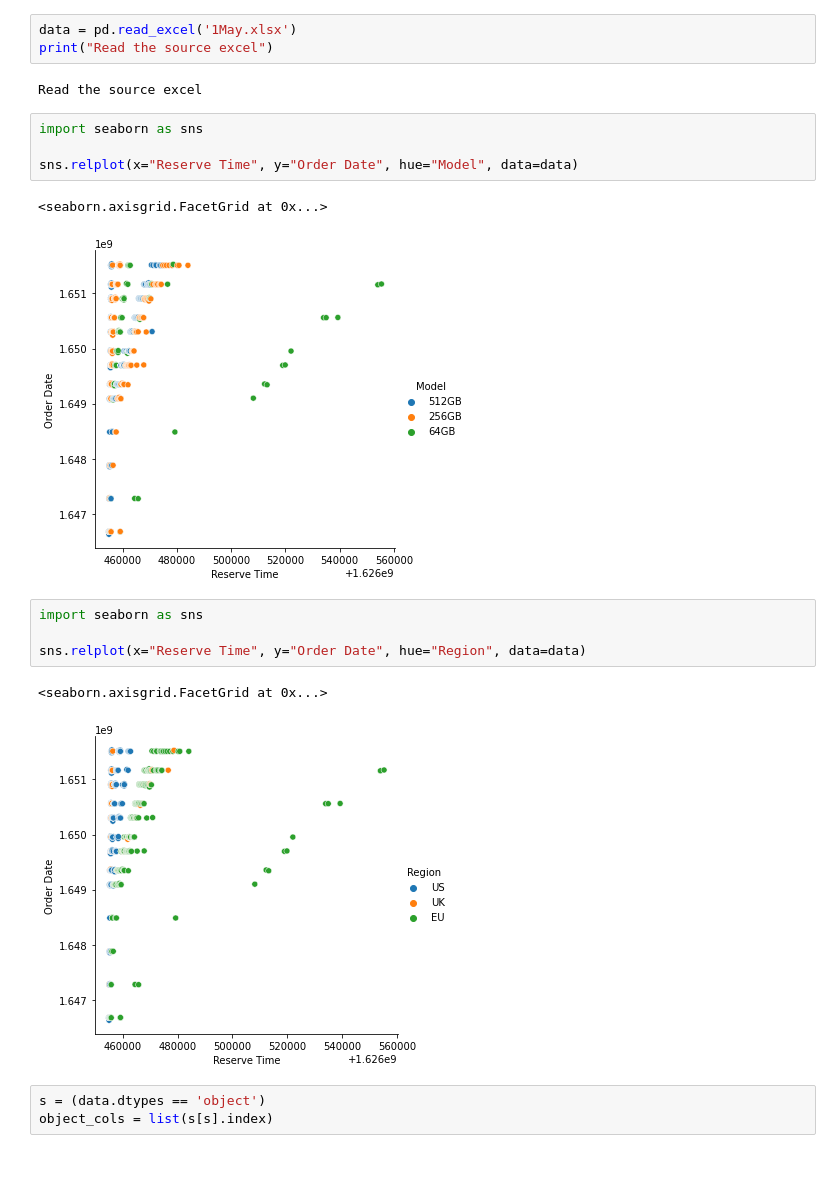
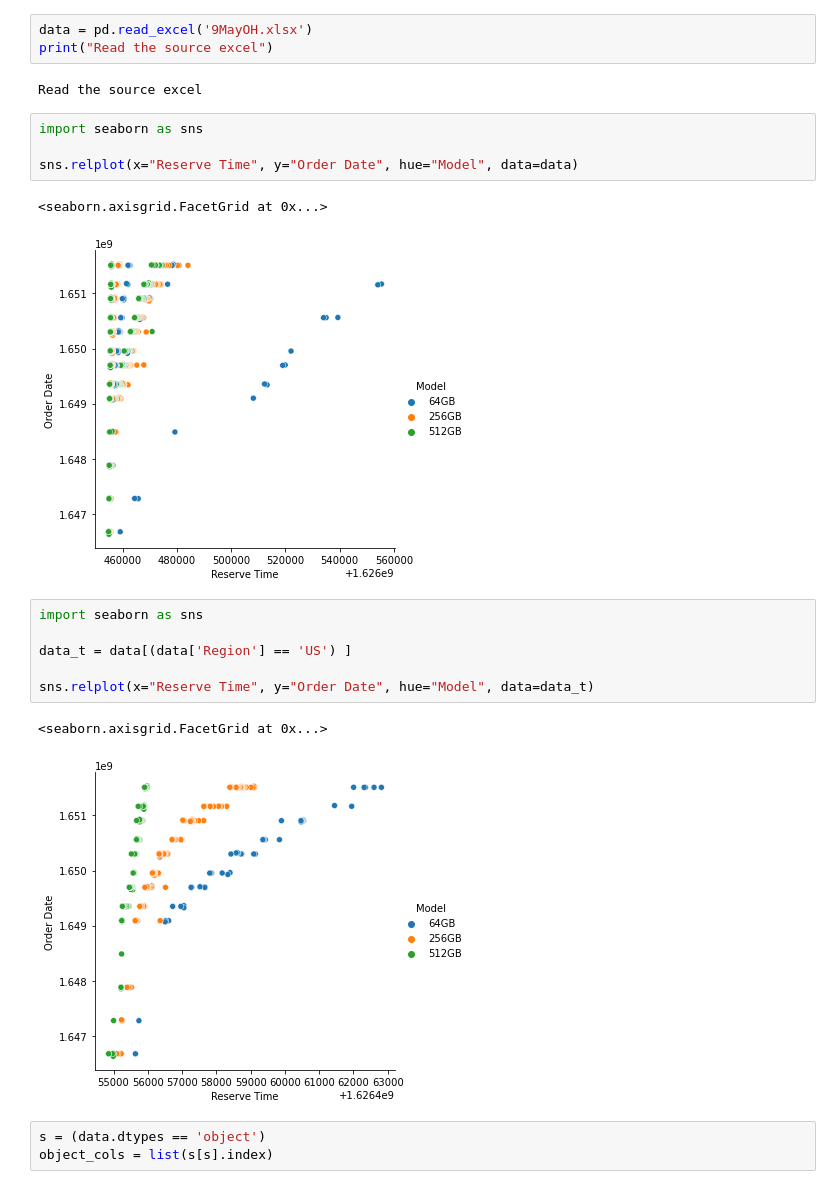
Before and after one commit to andrewolobo/deck_guestimation, a Jupyter notebook: XGBoost & LR.ipynb, the cells around one changed output. Saved outputs shown, nothing was run; the diff lists cells and outputs as text.

```diff
--- a/XGBoost & LR.ipynb
+++ b/XGBoost & LR.ipynb
@@ -3,7 +3,7 @@ import numpy as np
 import pandas as pd
 from sklearn.linear_model import LinearRegression
 # %%
-data = pd.read_excel('1May.xlsx')
+data = pd.read_excel('9MayOH.xlsx')
 print("Read the source excel")
 # %% [output]
 Read the source excel
@@ -13,14 +13,16 @@ import seaborn as sns
 sns.relplot(x="Reserve Time", y="Order Date", hue="Model", data=data)
 # %% [output]
 <seaborn.axisgrid.FacetGrid at 0x...>
-[figure, old version]
+[figure, new version]
 # %%
 import seaborn as sns
 
-sns.relplot(x="Reserve Time", y="Order Date", hue="Region", data=data)
+data_t = data[(data['Region'] == 'US') ]
+
+sns.relplot(x="Reserve Time", y="Order Date", hue="Model", data=data_t)
 # %% [output]
 <seaborn.axisgrid.FacetGrid at 0x...>
-[figure, old version]
+[figure, new version]
 # %%
 s = (data.dtypes == 'object')
 object_cols = list(s[s].index)
```
Also changed, not shown: parts of 9 cells of this notebook, 5 other files.
